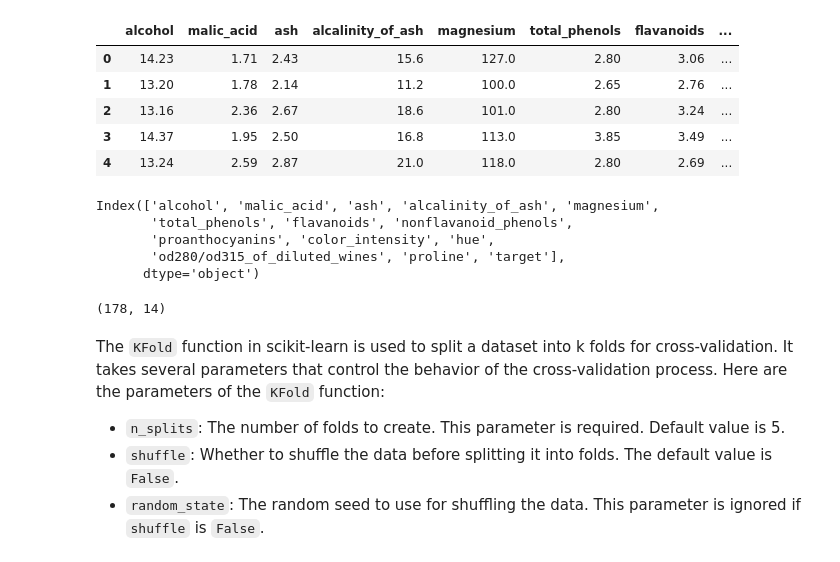
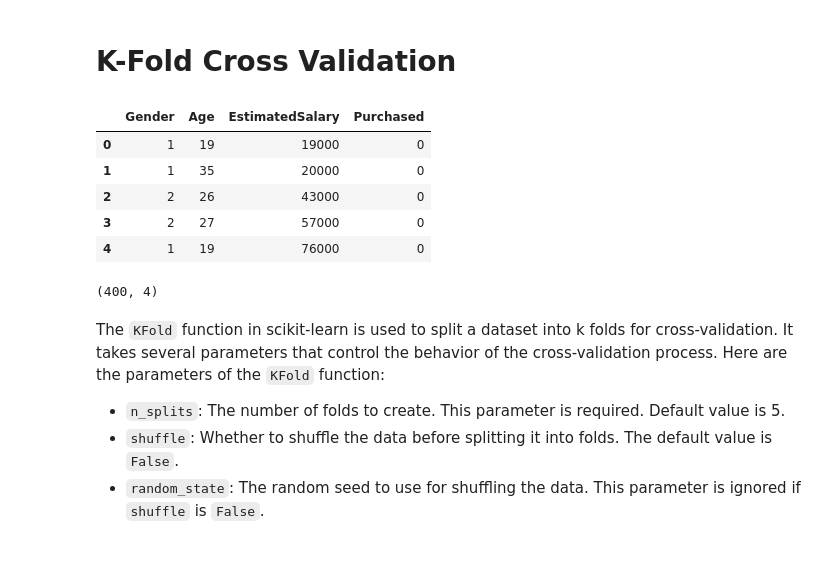
Before and after one commit to debjitpal5040/ML_Algorithms, a Jupyter notebook: Cross Validation Methods/K-Fold_Cross_Validation.ipynb, the cells around one changed output. Saved outputs shown, nothing was run; the diff lists cells and outputs as text; code cells hidden in the pictures.

```diff
--- a/Cross Validation Methods/K-Fold_Cross_Validation.ipynb
+++ b/Cross Validation Methods/K-Fold_Cross_Validation.ipynb
@@ -1,2 +1,4 @@
+# %% [markdown]
+# K-Fold Cross Validation
 # %%
 import pandas as pd
@@ -4,30 +5,17 @@ from sklearn.datasets import load_wine
 from sklearn.ensemble import RandomForestClassifier
 from sklearn.model_selection import KFold, cross_val_score
-# %%
-def sklearn_to_df(sklearn_dataset):
-    df = pd.DataFrame(sklearn_dataset.data, columns=sklearn_dataset.feature_names)
-    df['target'] = pd.Series(sklearn_dataset.target)
-    return df
-wine = load_wine()
-df_wine = sklearn_to_df(wine)
-df_wine.head()
-# %% [output]
-|  | alcohol | malic_acid | ash | alcalinity_of_ash | magnesium | total_phenols | flavanoids | ... |
-| 0 | 14.23 | 1.71 | 2.43 | 15.6 | 127.0 | 2.80 | 3.06 | ... |
-| 1 | 13.20 | 1.78 | 2.14 | 11.2 | 100.0 | 2.65 | 2.76 | ... |
-| 2 | 13.16 | 2.36 | 2.67 | 18.6 | 101.0 | 2.80 | 3.24 | ... |
-| 3 | 14.37 | 1.95 | 2.50 | 16.8 | 113.0 | 3.85 | 3.49 | ... |
-| 4 | 13.24 | 2.59 | 2.87 | 21.0 | 118.0 | 2.80 | 2.69 | ... |
-# %%
-df_wine.columns
-# %% [output]
-Index(['alcohol', 'malic_acid', 'ash', 'alcalinity_of_ash', 'magnesium',
-       'total_phenols', 'flavanoids', 'nonflavanoid_phenols',
-       'proanthocyanins', 'color_intensity', 'hue',
-       'od280/od315_of_diluted_wines', 'proline', 'target'],
-      dtype='object')
+# %%
+df = pd.read_csv("../Datasets/SocialNetworkAds.csv")
+df.head()
+# %% [output]
+|  | Gender | Age | EstimatedSalary | Purchased |
+| 0 | 1 | 19 | 19000 | 0 |
+| 1 | 1 | 35 | 20000 | 0 |
+| 2 | 2 | 26 | 43000 | 0 |
+| 3 | 2 | 27 | 57000 | 0 |
+| 4 | 1 | 19 | 76000 | 0 |
 # %%
-df_wine.shape
+df.shape
 # %% [output]
-(178, 14)
+(400, 4)
 # %%
```
Also changed, not shown: parts of 6 cells of this notebook, 2 other files.
